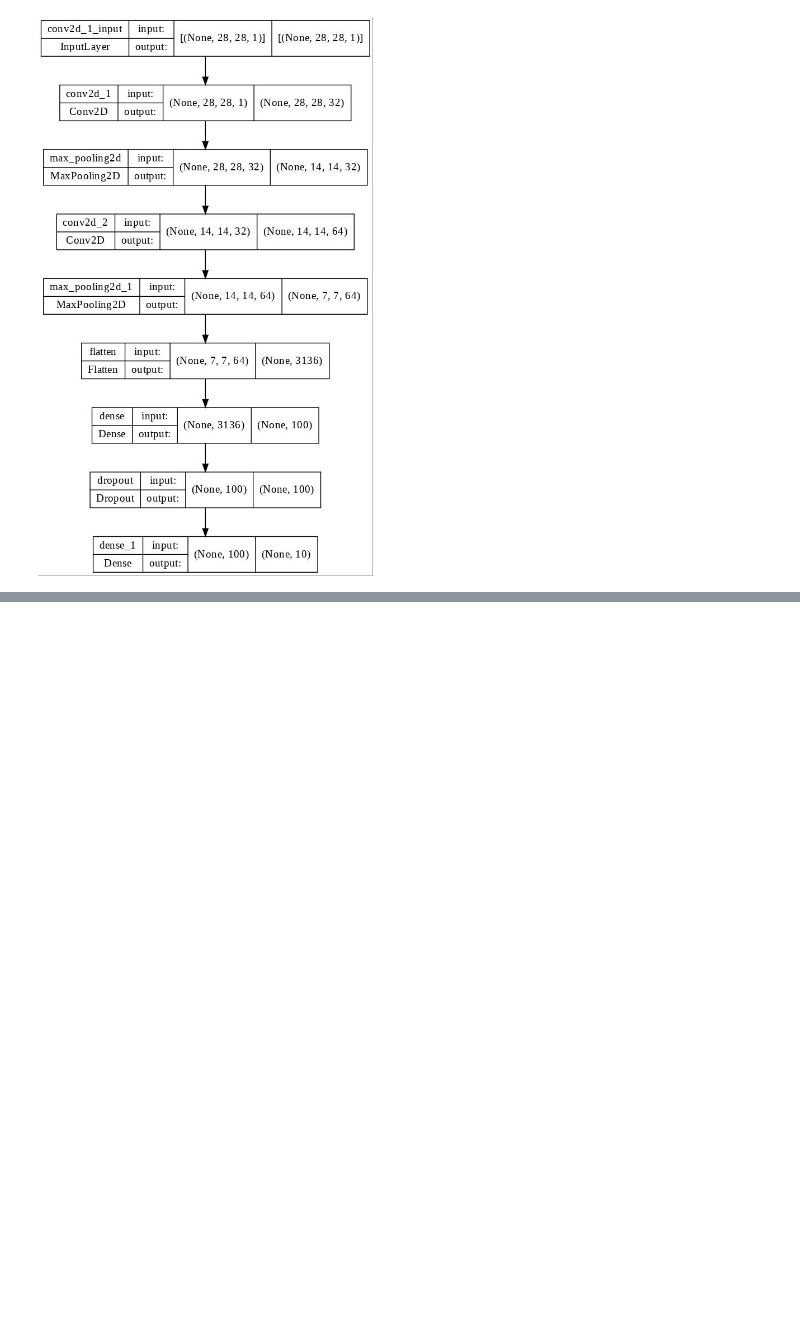
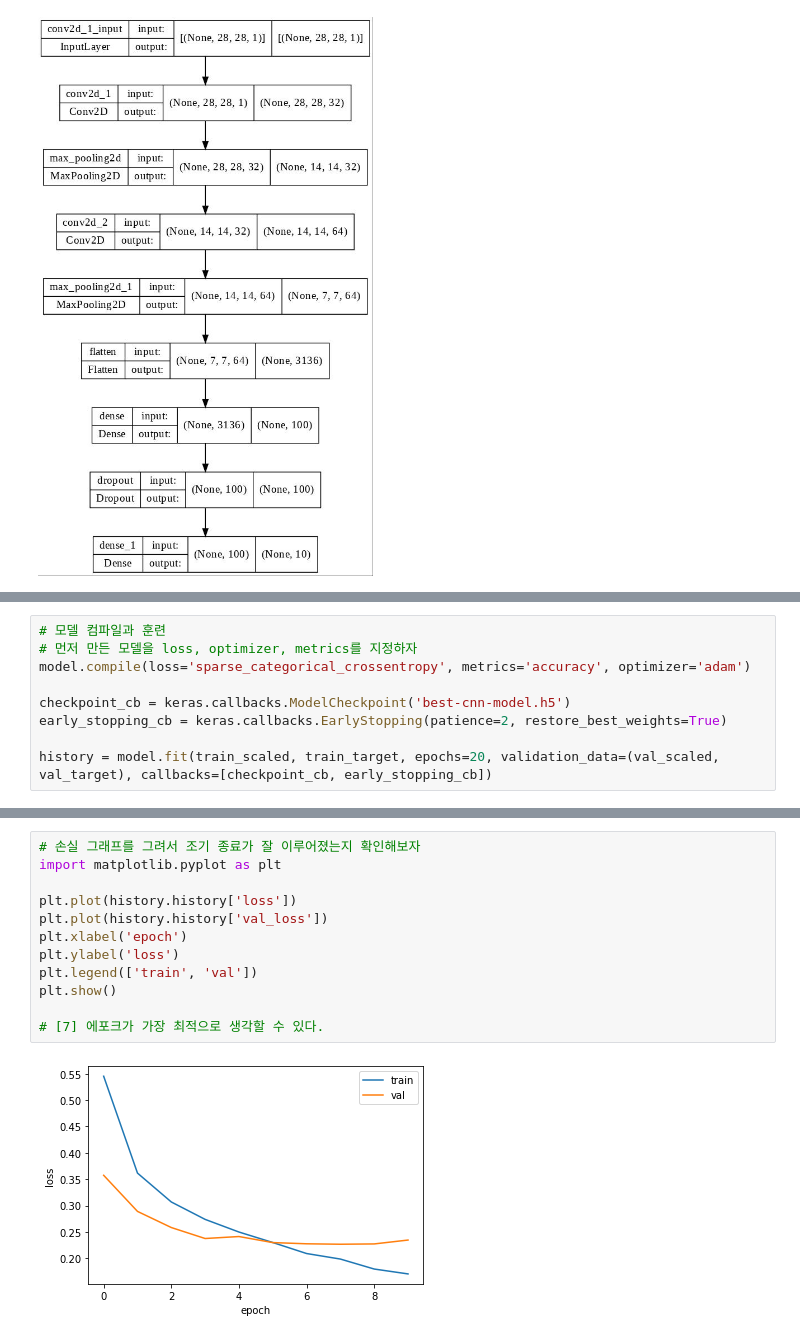
Before and after one commit to dohyun93/hongong_mldl, a Jupyter notebook: 8_2_합성곱_신경망을_사용한_이미지_분류.ipynb, the cells around one changed output, grey strips where cells are left out. Saved outputs shown, nothing was run; the diff lists cells and outputs as text; blank space fills up the shorter version.

```diff
--- a/8_2_합성곱_신경망을_사용한_이미지_분류.ipynb
+++ b/8_2_합성곱_신경망을_사용한_이미지_분류.ipynb
@@ -90,0 +89,9 @@ keras.utils.plot_model(model, dpi=100, to_file='cnn-architecture.jpg', show_shap
+# %%
+# 모델 컴파일과 훈련
+# 먼저 만든 모델을 loss, optimizer, metrics를 지정하자
+model.compile(loss='sparse_categorical_crossentropy', metrics='accuracy', optimizer='adam')
+
+checkpoint_cb = keras.callbacks.ModelCheckpoint('best-cnn-model.h5')
+early_stopping_cb = keras.callbacks.EarlyStopping(patience=2, restore_best_weights=True)
+
+history = model.fit(train_scaled, train_target, epochs=20, validation_data=(val_scaled, val_target), callbacks=[checkpoint_cb, early_stopping_cb])
@@ -90,0 +119,14 @@ keras.utils.plot_model(model, dpi=100, to_file='cnn-architecture.jpg', show_shap
+# %%
+# 손실 그래프를 그려서 조기 종료가 잘 이루어졌는지 확인해보자
+import matplotlib.pyplot as plt
+
+plt.plot(history.history['loss'])
+plt.plot(history.history['val_loss'])
+plt.xlabel('epoch')
+plt.ylabel('loss')
+plt.legend(['train', 'val'])
+plt.show()
+
+# [7] 에포크가 가장 최적으로 생각할 수 있다.
+# %% [output]
+[figure, added]
```
Also changed, not shown: parts of 9 cells of this notebook.
